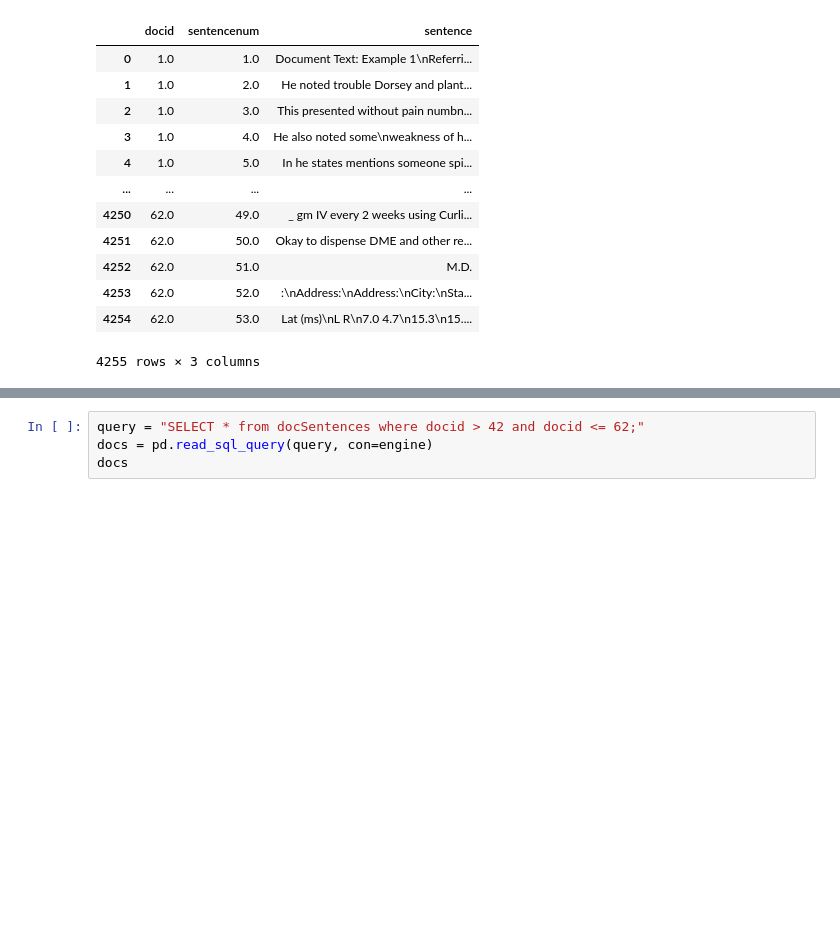
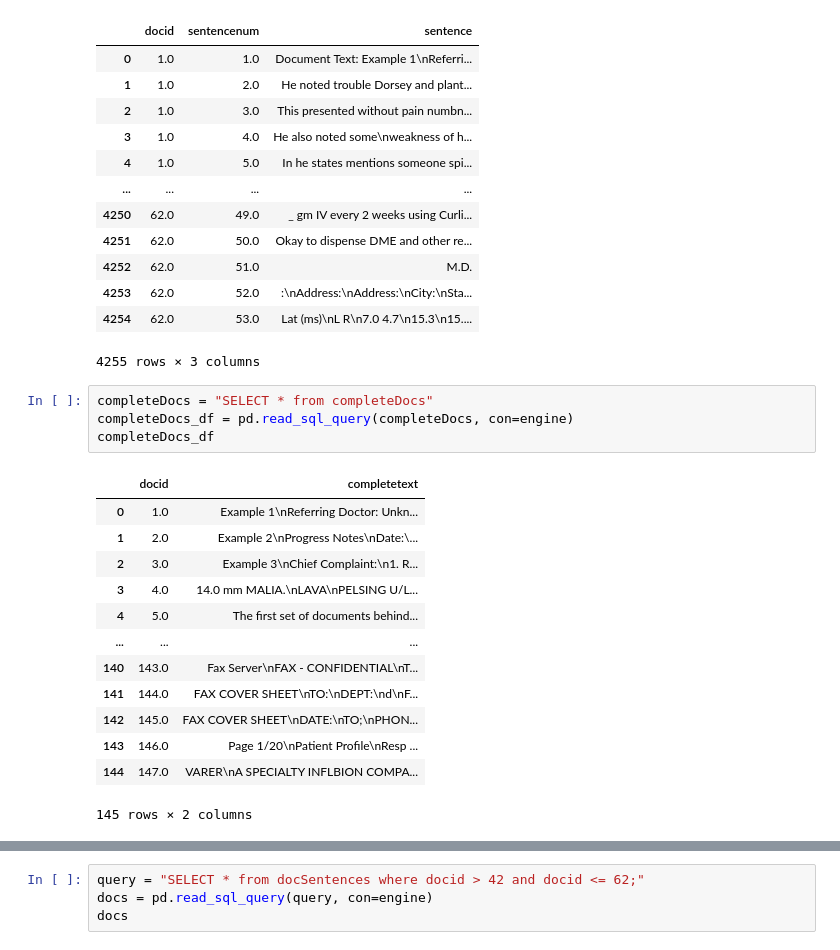
Before and after one commit to kerryqliu/stats170, a Jupyter notebook: sentencelabeling43to62.ipynb, the cells around one changed output, grey strips where cells are left out. Saved outputs shown, nothing was run; the diff lists cells and outputs as text; blank space fills up the shorter version.

```diff
--- a/sentencelabeling43to62.ipynb
+++ b/sentencelabeling43to62.ipynb
@@ -26,6 +26,24 @@ sent_df
 | 4253 | 62.0 | 52.0 | :\nAddress:\nAddress:\nCity:\nSta... |
 | 4254 | 62.0 | 53.0 | Lat (ms)\nL R\n7.0 4.7\n15.3\n15.... |
 4255 rows × 3 columns
+# %%
+completeDocs = "SELECT * from completeDocs"
+completeDocs_df = pd.read_sql_query(completeDocs, con=engine)
+completeDocs_df
+# %% [output]
+|  | docid | completetext |
+| 0 | 1.0 | Example 1\nReferring Doctor: Unkn... |
+| 1 | 2.0 | Example 2\nProgress Notes\nDate:\... |
+| 2 | 3.0 | Example 3\nChief Complaint:\n1. R... |
+| 3 | 4.0 | 14.0 mm MALIA.\nLAVA\nPELSING U/L... |
+| 4 | 5.0 | The first set of documents behind... |
+| ... | ... | ... |
+| 140 | 143.0 | Fax Server\nFAX - CONFIDENTIAL\nT... |
+| 141 | 144.0 | FAX COVER SHEET\nTO:\nDEPT:\nd\nF... |
+| 142 | 145.0 | FAX COVER SHEET\nDATE:\nTO;\nPHON... |
+| 143 | 146.0 | Page 1/20\nPatient Profile\nResp ... |
+| 144 | 147.0 | VARER\nA SPECIALTY INFLBION COMPA... |
+145 rows × 2 columns
 # %%
 sent_labels = "SELECT * from sentenceLabels"
 labels_df = pd.read_sql_query(sent_labels, con=engine)
```
Also changed, not shown: parts of 2 cells of this notebook.
